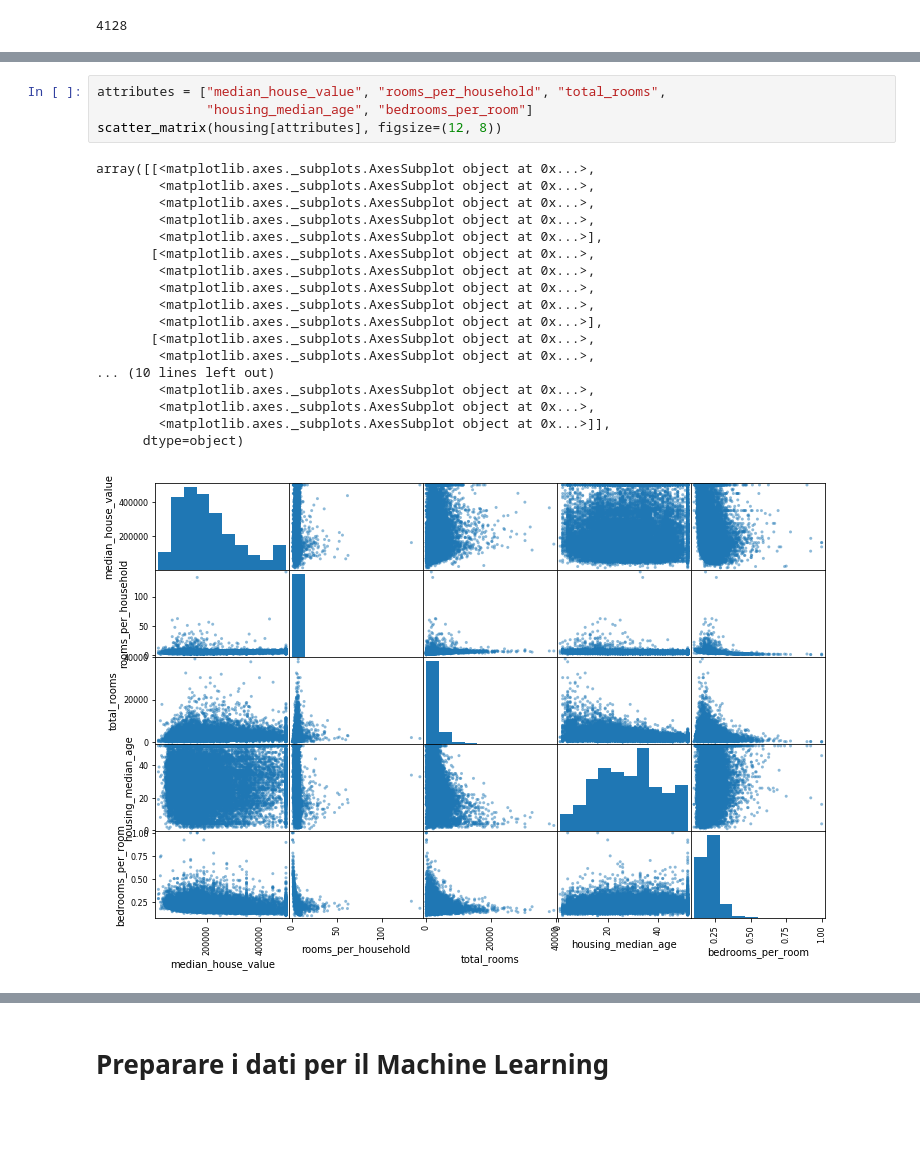
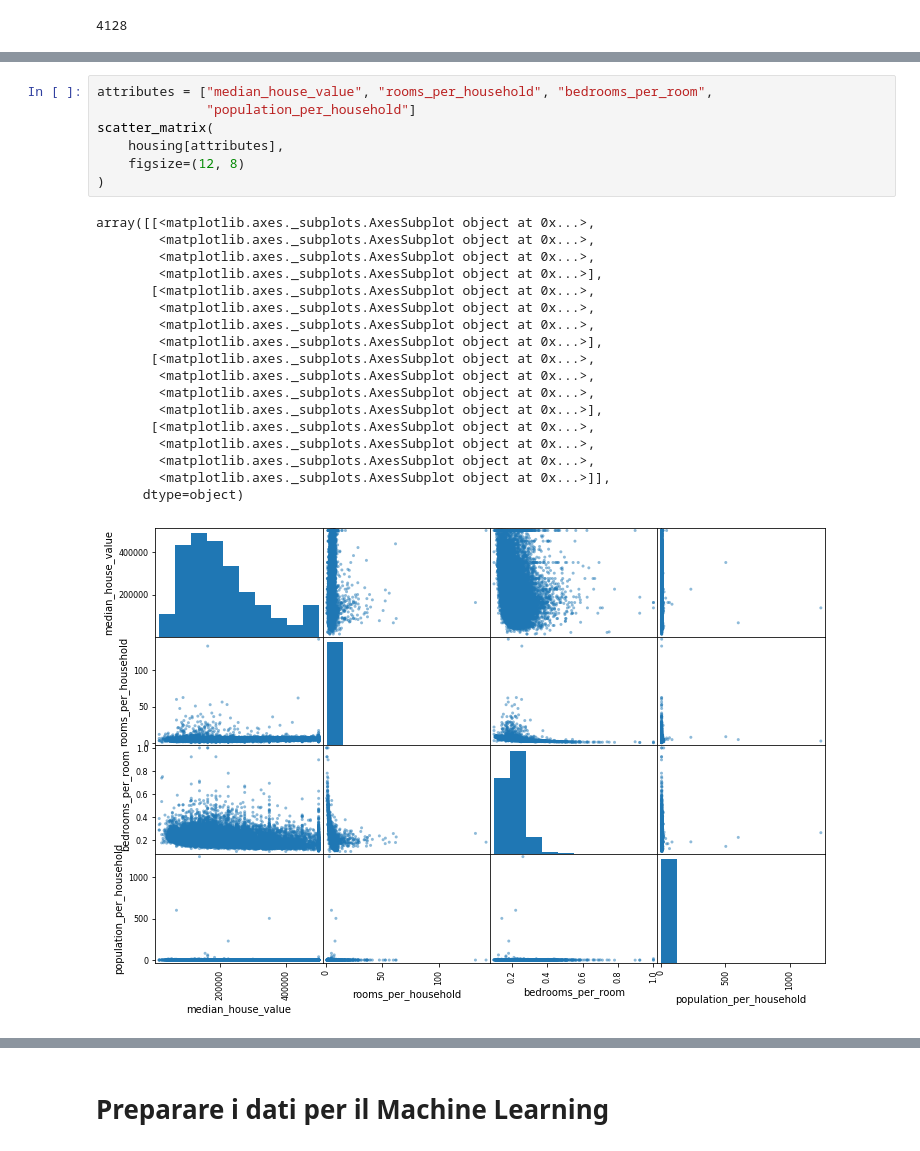
Before and after one commit to danidemi/tutorial-machine-learning, a Jupyter notebook: ml-esercizio-california.ipynb, the cells around one changed output, grey strips where cells are left out. Saved outputs shown, nothing was run; the diff lists cells and outputs as text; blank space fills up the shorter version.

```diff
--- a/ml-esercizio-california.ipynb
+++ b/ml-esercizio-california.ipynb
@@ -225,25 +277,28 @@ latitude                   -0.144160
 bedrooms_per_room          -0.255880
 Name: median_house_value, dtype: float64
 # %%
-attributes = ["median_house_value", "rooms_per_household", "total_rooms",
-              "housing_median_age", "bedrooms_per_room"]
-scatter_matrix(housing[attributes], figsize=(12, 8))
+attributes = ["median_house_value", "rooms_per_household", "bedrooms_per_room",
+              "population_per_household"]
+scatter_matrix(
+    housing[attributes],
+    figsize=(12, 8)
+)
 # %% [output]
 array([[<matplotlib.axes._subplots.AxesSubplot object at 0x...>,
-        <matplotlib.axes._subplots.AxesSubplot object at 0x...>,
         <matplotlib.axes._subplots.AxesSubplot object at 0x...>,
         <matplotlib.axes._subplots.AxesSubplot object at 0x...>,
         <matplotlib.axes._subplots.AxesSubplot object at 0x...>],
        [<matplotlib.axes._subplots.AxesSubplot object at 0x...>,
         <matplotlib.axes._subplots.AxesSubplot object at 0x...>,
         <matplotlib.axes._subplots.AxesSubplot object at 0x...>,
+        <matplotlib.axes._subplots.AxesSubplot object at 0x...>],
+       [<matplotlib.axes._subplots.AxesSubplot object at 0x...>,
+        <matplotlib.axes._subplots.AxesSubplot object at 0x...>,
         <matplotlib.axes._subplots.AxesSubplot object at 0x...>,
         <matplotlib.axes._subplots.AxesSubplot object at 0x...>],
        [<matplotlib.axes._subplots.AxesSubplot object at 0x...>,
         <matplotlib.axes._subplots.AxesSubplot object at 0x...>,
-... (10 lines left out)
-        <matplotlib.axes._subplots.AxesSubplot object at 0x...>,
         <matplotlib.axes._subplots.AxesSubplot object at 0x...>,
         <matplotlib.axes._subplots.AxesSubplot object at 0x...>]],
       dtype=object)
-[figure, old version]
+[figure, new version]
```
Also changed, not shown: parts of 33 cells of this notebook.
